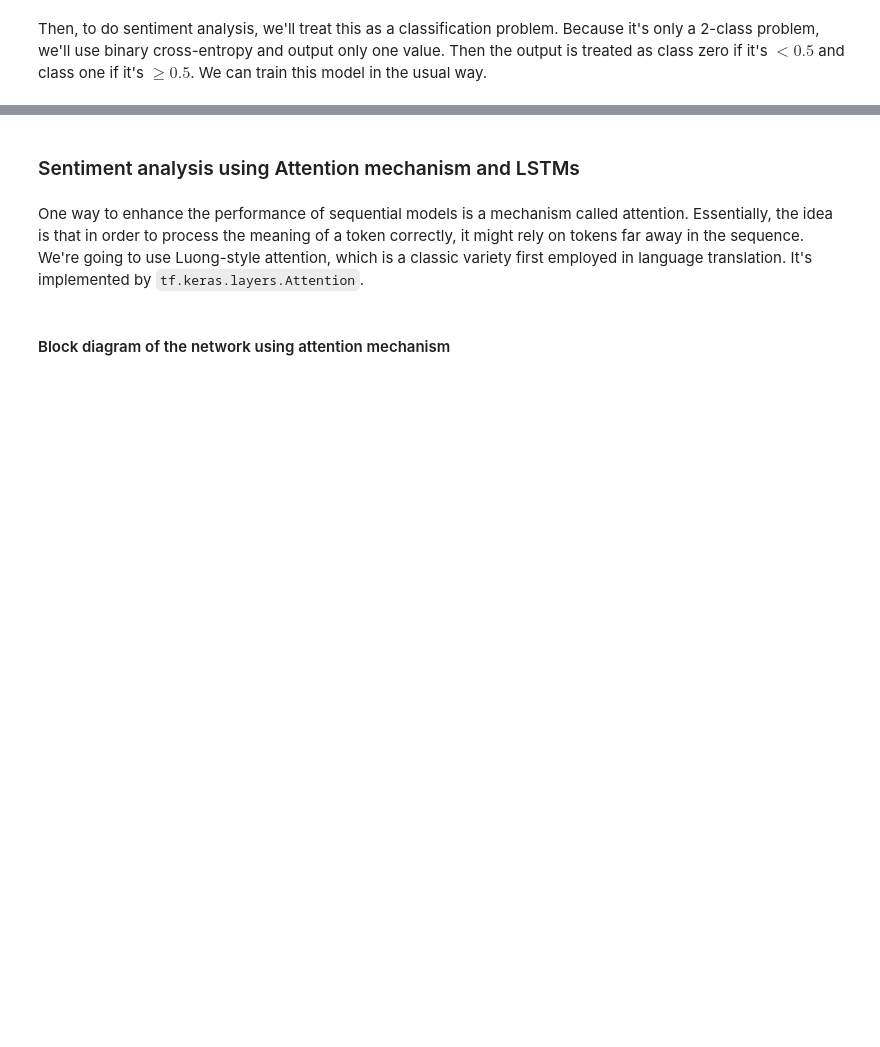
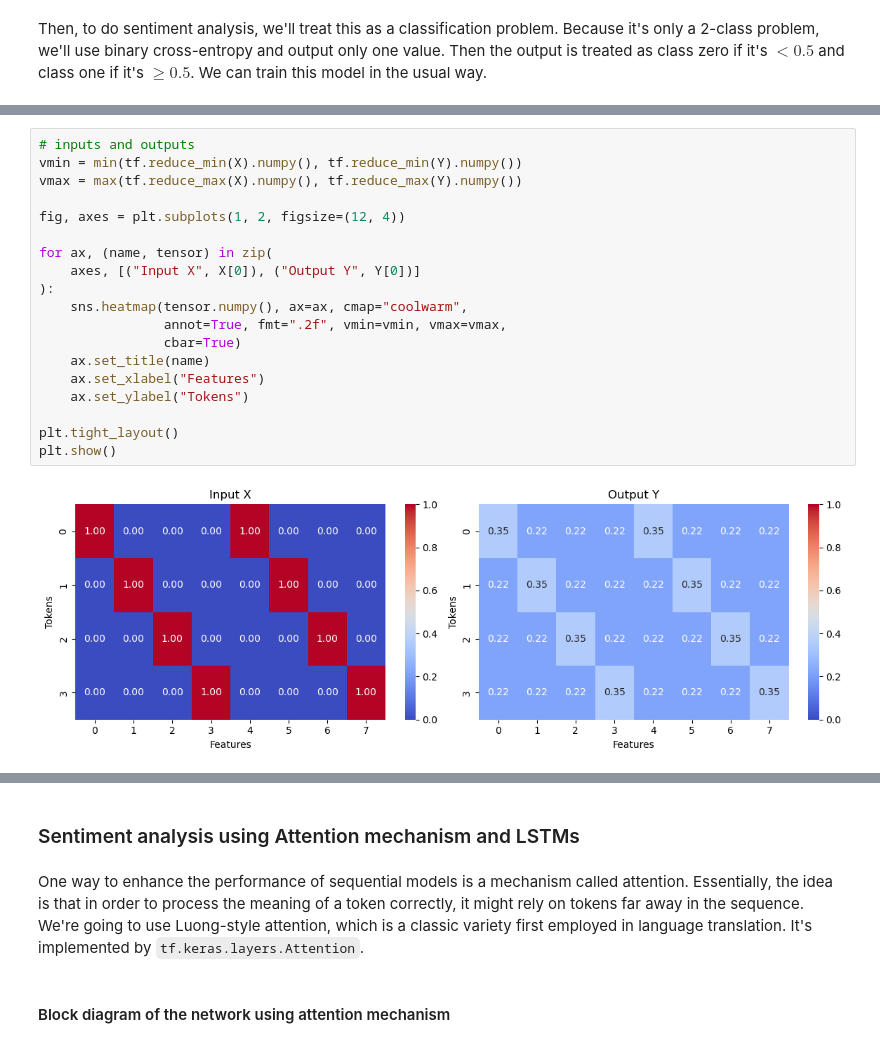
Before and after one commit to sscott-cse/Intro-Deep-Learning-Notebooks, a Jupyter notebook: CSCE-479-879/Hackathons/hackathon6.ipynb, the cells around one changed output, grey strips where cells are left out. Cells and saved outputs as stored; diff of their text form; blank space fills up the shorter version.

```diff
--- a/CSCE-479-879/Hackathons/hackathon6.ipynb
+++ b/CSCE-479-879/Hackathons/hackathon6.ipynb
@@ -265,0 +487,21 @@ Then, to do sentiment analysis, we'll treat this as a classification problem. Be
+# %%
+# inputs and outputs
+vmin = min(tf.reduce_min(X).numpy(), tf.reduce_min(Y).numpy())
+vmax = max(tf.reduce_max(X).numpy(), tf.reduce_max(Y).numpy())
+
+fig, axes = plt.subplots(1, 2, figsize=(12, 4))
+
+for ax, (name, tensor) in zip(
+    axes, [("Input X", X[0]), ("Output Y", Y[0])]
+):
+    sns.heatmap(tensor.numpy(), ax=ax, cmap="coolwarm",
+                annot=True, fmt=".2f", vmin=vmin, vmax=vmax,
+                cbar=True)
+    ax.set_title(name)
+    ax.set_xlabel("Features")
+    ax.set_ylabel("Tokens")
+
+plt.tight_layout()
+plt.show()
+# %% [output]
+[figure, added]
```
Also changed, not shown: parts of 48 cells of this notebook.
